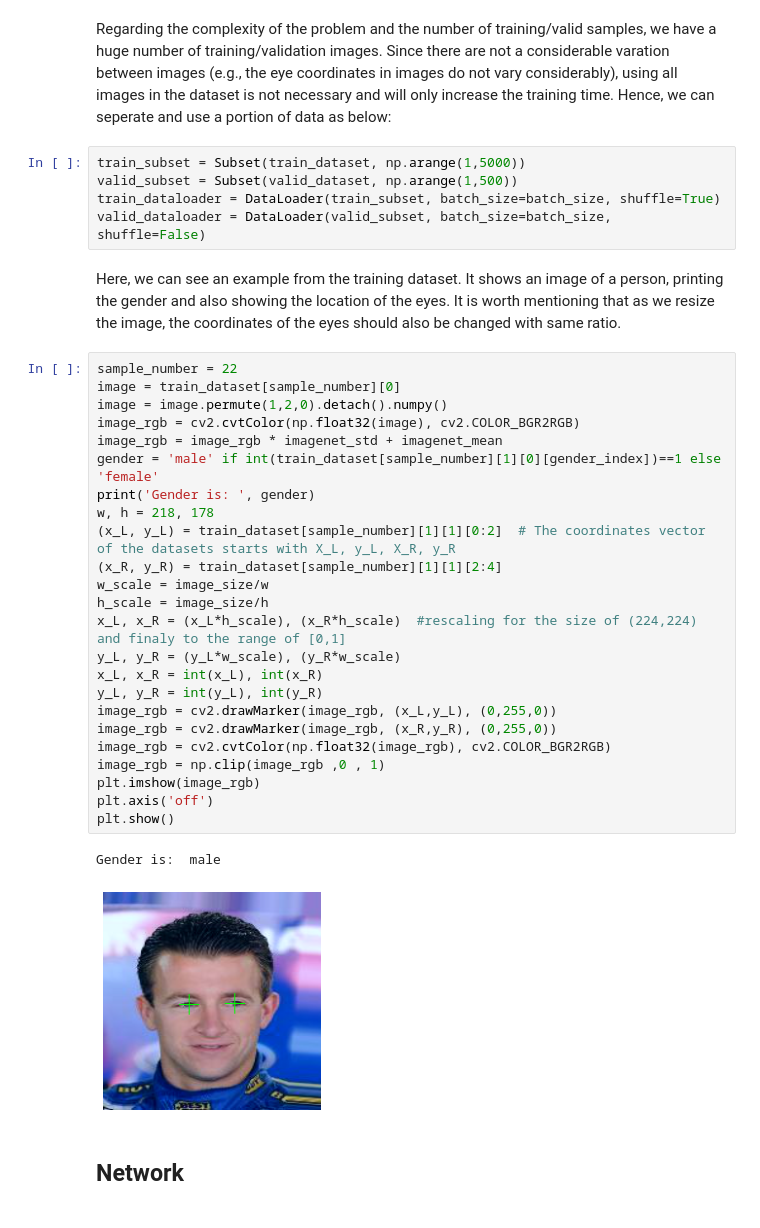
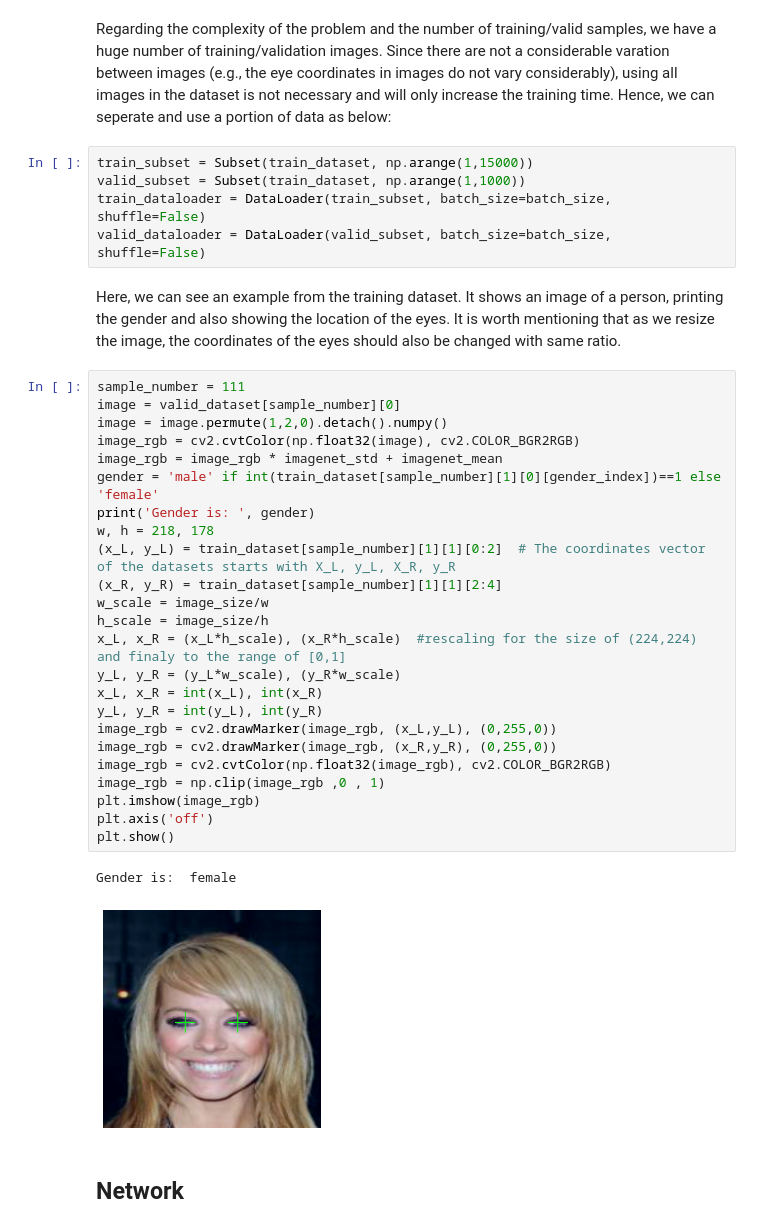
Before and after one commit to GRAAL-Research/poutyne, a Jupyter notebook: examples/classification_and_regression.ipynb, the cells around one changed output. Drawn from its saved outputs; the diff is of its cells as text.

```diff
--- a/examples/classification_and_regression.ipynb
+++ b/examples/classification_and_regression.ipynb
@@ -157,39 +157,39 @@ print (train_dataset[0])
 # %% [markdown]
 Regarding the complexity of the problem and the number of training/valid samples, we have a huge number of training/validation images. Since there are not a considerable varation between images (e.g., the eye coordinates in images do not vary considerably), using all images in the dataset is not necessary and will only increase the training time. Hence, we can seperate and use a portion of data as below:
 # %%
-train_subset = Subset(train_dataset, np.arange(1,5000))
-valid_subset = Subset(valid_dataset, np.arange(1,500))
-train_dataloader = DataLoader(train_subset, batch_size=batch_size, shuffle=True)
+train_subset = Subset(train_dataset, np.arange(1,15000))
+valid_subset = Subset(train_dataset, np.arange(1,1000))
+train_dataloader = DataLoader(train_subset, batch_size=batch_size, shuffle=False)
 valid_dataloader = DataLoader(valid_subset, batch_size=batch_size, shuffle=False)
 # %% [markdown]
 Here, we can see an example from the training dataset. It shows an image of a person, printing the gender and also showing the location of the eyes. It is worth mentioning that as we resize the image, the coordinates of the eyes should also be changed with same ratio.
 # %%
-sample_number = 22
-image = train_dataset[sample_number][0]
+sample_number = 111
+image = valid_dataset[sample_number][0]
 image = image.permute(1,2,0).detach().numpy()
 image_rgb = cv2.cvtColor(np.float32(image), cv2.COLOR_BGR2RGB)
 image_rgb = image_rgb * imagenet_std + imagenet_mean
 gender = 'male' if int(train_dataset[sample_number][1][0][gender_index])==1 else 'female'
 print('Gender is: ', gender)
 w, h = 218, 178
 (x_L, y_L) = train_dataset[sample_number][1][1][0:2]  # The coordinates vector of the datasets starts with X_L, y_L, X_R, y_R
 (x_R, y_R) = train_dataset[sample_number][1][1][2:4]
 w_scale = image_size/w
 h_scale = image_size/h
 x_L, x_R = (x_L*h_scale), (x_R*h_scale)  #rescaling for the size of (224,224) and finaly to the range of [0,1]
 y_L, y_R = (y_L*w_scale), (y_R*w_scale)
 x_L, x_R = int(x_L), int(x_R)
 y_L, y_R = int(y_L), int(y_R)
 image_rgb = cv2.drawMarker(image_rgb, (x_L,y_L), (0,255,0))
 image_rgb = cv2.drawMarker(image_rgb, (x_R,y_R), (0,255,0))
 image_rgb = cv2.cvtColor(np.float32(image_rgb), cv2.COLOR_BGR2RGB)
 image_rgb = np.clip(image_rgb ,0 , 1)
 plt.imshow(image_rgb)
 plt.axis('off')
 plt.show()
 # %% [output]
-Gender is:  male
+Gender is:  female
-[figure, old version]
+[figure, new version]
 # %% [markdown]
 ## Network
 # %% [markdown]
```
Also changed, not shown: parts of 11 cells of this notebook, 1 other file.
